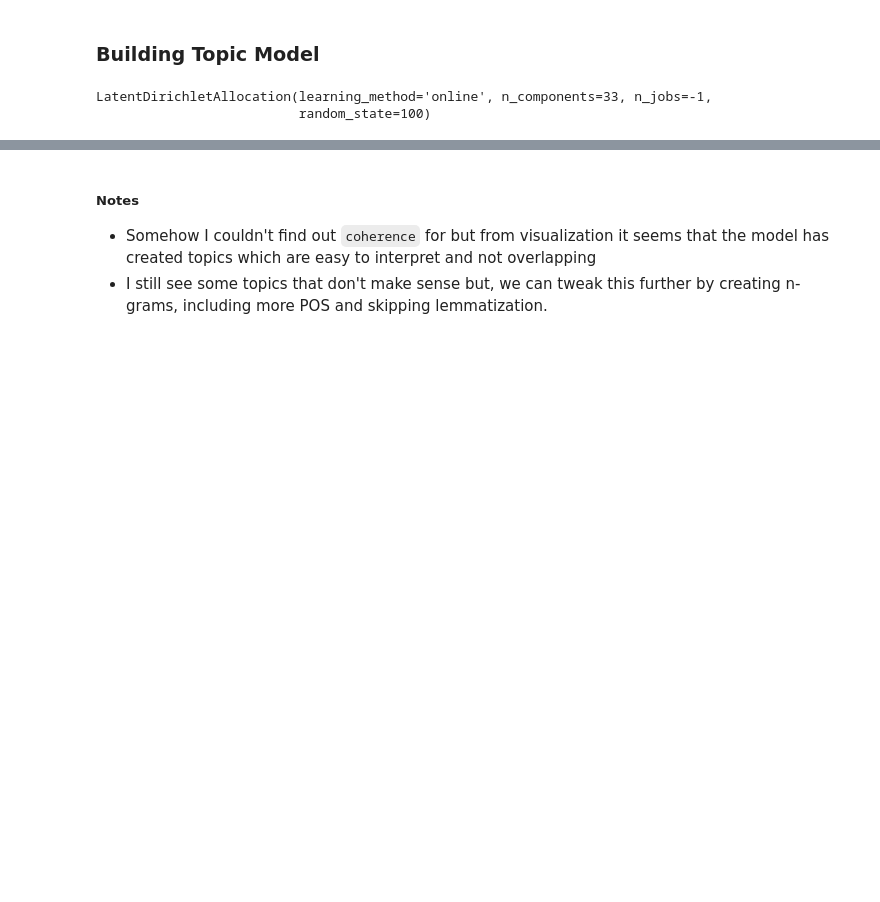
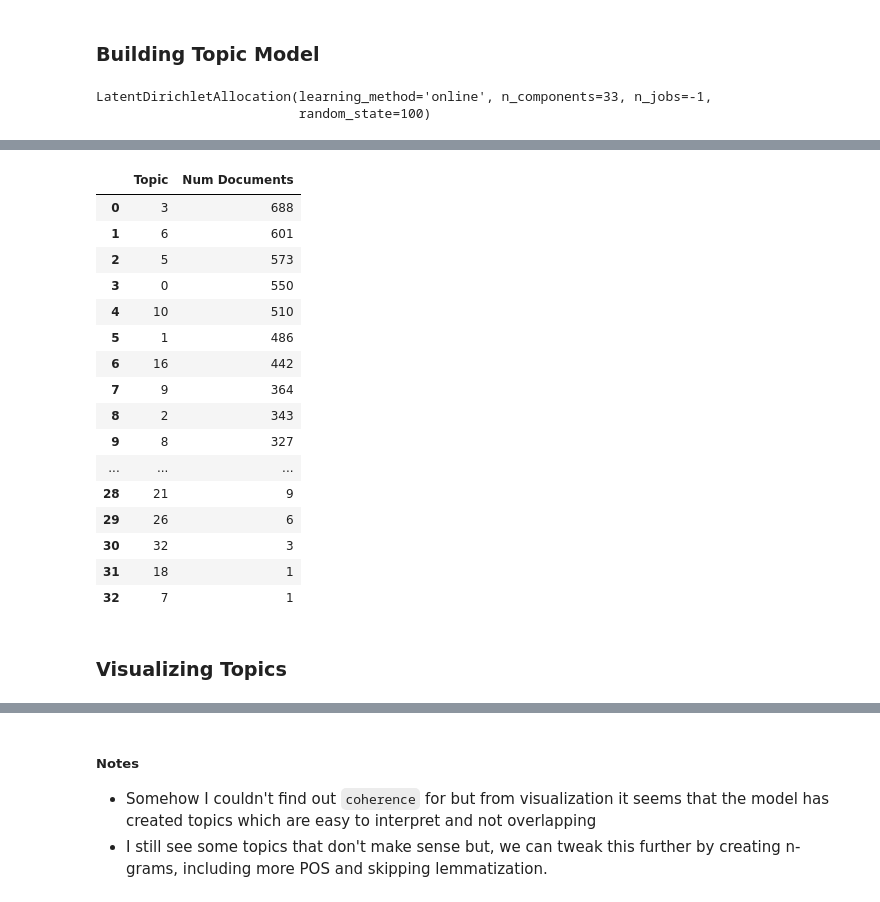
Before and after one commit to gaurangdave/Aletheia, a Jupyter notebook: notebooks/apify_lda_topic_modelling_title.ipynb, the cells around one changed output, grey strips where cells are left out. Saved outputs shown, nothing was run; the diff lists cells and outputs as text; code cells hidden in the pictures; blank space fills up the shorter version.

```diff
--- a/notebooks/apify_lda_topic_modelling_title.ipynb
+++ b/notebooks/apify_lda_topic_modelling_title.ipynb
@@ -1403,0 +1255,4 @@ Function get_feature_names is deprecated; get_feature_names is deprecated in 1.0
+# %%
+analyze_sklearn_lda_model(lda_model, data_vectorized)
+# See model parameters
+pprint(lda_model.get_params())
@@ -1403,0 +1298,23 @@ Function get_feature_names is deprecated; get_feature_names is deprecated in 1.0
+# %%
+topic_distribution = print_sklearn_topic_distribution(lda_model, data_vectorized)
+topic_distribution
+# %% [output]
+|  | Topic | Num Documents |
+| 0 | 3 | 688 |
+| 1 | 6 | 601 |
+| 2 | 5 | 573 |
+| 3 | 0 | 550 |
+| 4 | 10 | 510 |
+| 5 | 1 | 486 |
+| 6 | 16 | 442 |
+| 7 | 9 | 364 |
+| 8 | 2 | 343 |
+| 9 | 8 | 327 |
+| ... | ... | ... |
+| 28 | 21 | 9 |
+| 29 | 26 | 6 |
+| 30 | 32 | 3 |
+| 31 | 18 | 1 |
+| 32 | 7 | 1 |
+# %% [markdown]
+### Visualizing Topics
```
Also changed, not shown: parts of 65 cells of this notebook, 4 other files.
